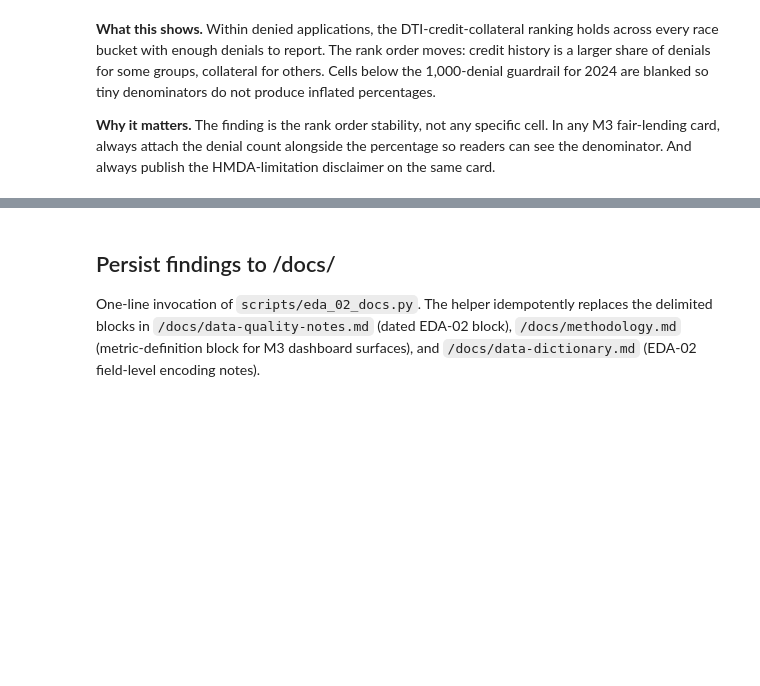
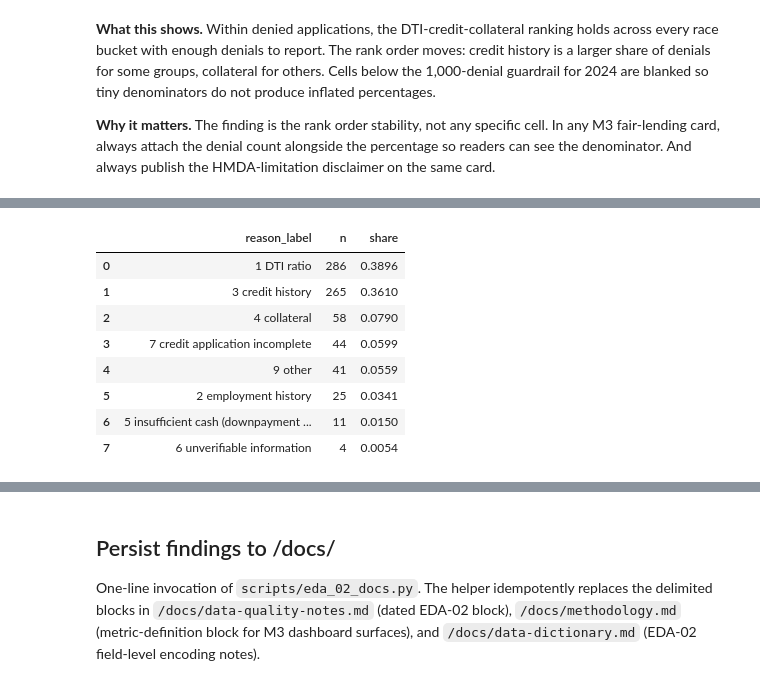
Before and after one commit to thegeshwar/mortgage-lending-analytics, a Jupyter notebook: notebooks/02-hmda-distributions-and-demographics.ipynb, the cells around one changed output, grey strips where cells are left out. Cells and saved outputs as stored; diff of their text form; code cells hidden in the pictures; blank space fills up the shorter version.

```diff
--- a/notebooks/02-hmda-distributions-and-demographics.ipynb
+++ b/notebooks/02-hmda-distributions-and-demographics.ipynb
@@ -873,0 +1022,28 @@ share_masked
+# %%
+# SYB denial-reason anchor for 2024. How does Stock Yards' denial mix
+# compare to the market's DTI/credit/collateral ranking? Base: SYB's
+# denied rows (action_taken = 3) in 2024.
+year = 2024
+syb_denial = con.execute(
+    f'SELECT "denial_reason-1" AS reason, COUNT(*) AS n '
+    f"FROM {TABLES[year]} "
+    f"WHERE action_taken = '3' AND lei = ? "
+    f'GROUP BY "denial_reason-1"',
+    [SYB_LEI],
+).fetchdf()
+total_syb_denials = int(syb_denial["n"].sum())
+syb_denial["share"] = (syb_denial["n"] / total_syb_denials).round(4)
+syb_denial["reason_label"] = syb_denial["reason"].map(DENIAL_REASON_LABELS).fillna(syb_denial["reason"])
+syb_denial = syb_denial.sort_values("share", ascending=False).reset_index(drop=True)
+syb_denial = syb_denial[["reason_label", "n", "share"]]
+syb_denial
+# %% [output]
+|  | reason_label | n | share |
+| 0 | 1 DTI ratio | 286 | 0.3896 |
+| 1 | 3 credit history | 265 | 0.3610 |
+| 2 | 4 collateral | 58 | 0.0790 |
+| 3 | 7 credit application incomplete | 44 | 0.0599 |
+| 4 | 9 other | 41 | 0.0559 |
+| 5 | 2 employment history | 25 | 0.0341 |
+| 6 | 5 insufficient cash (downpayment ... | 11 | 0.0150 |
+| 7 | 6 unverifiable information | 4 | 0.0054 |
```
Also changed, not shown: parts of 14 cells of this notebook, 8 other files.
